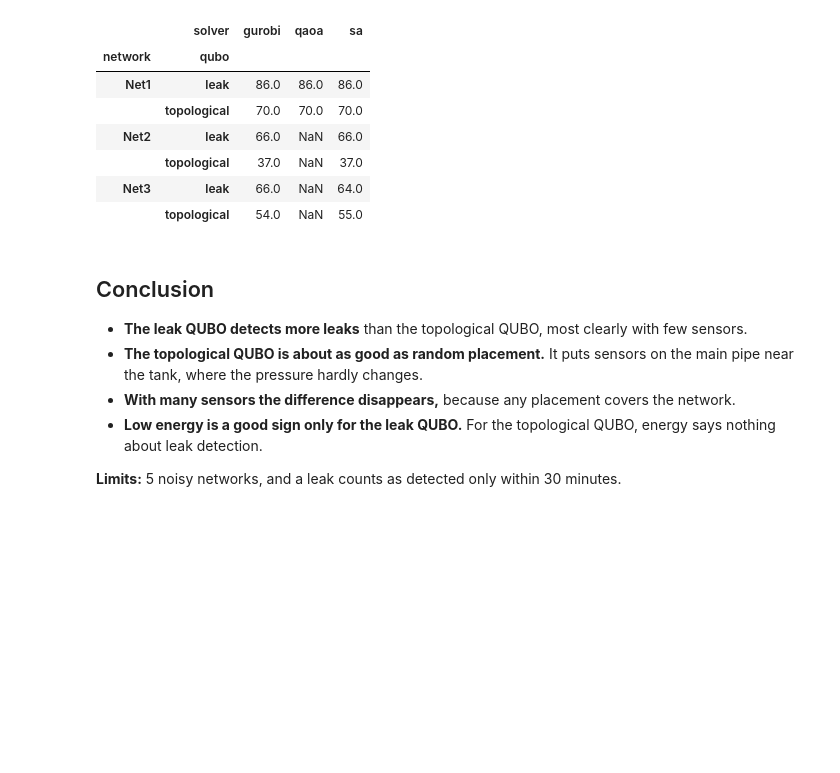
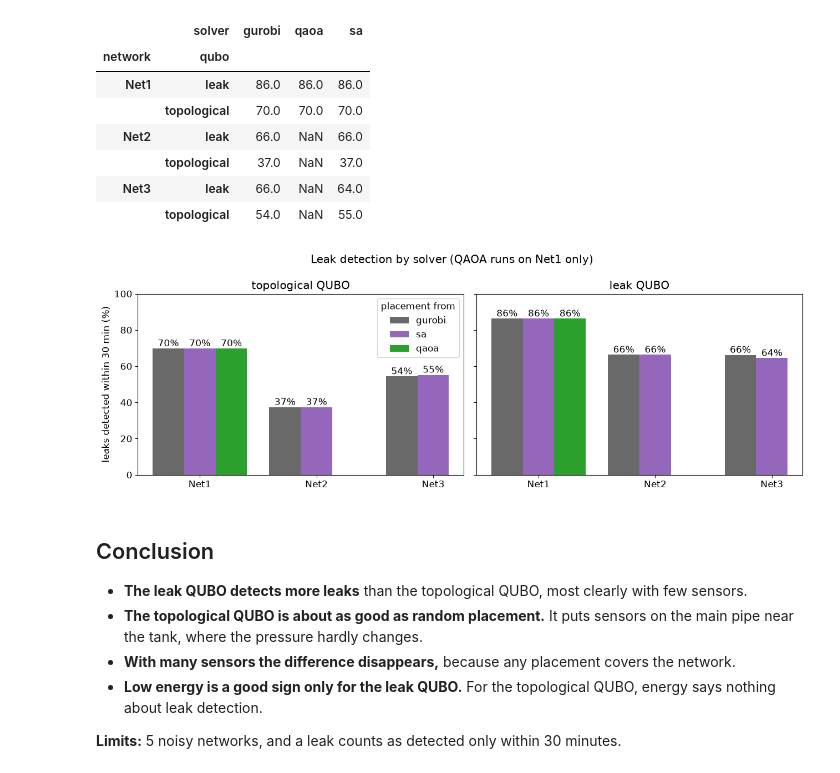
Before and after one commit to hamda-alh/wdn-sensor-qubo, a Jupyter notebook: notebooks/leak_detection.ipynb, the cells around one changed output. Saved outputs shown, nothing was run; the diff lists cells and outputs as text; code cells hidden in the pictures; blank space fills up the shorter version.

Commit message:
updated QAOA analysis

```diff
--- a/notebooks/leak_detection.ipynb
+++ b/notebooks/leak_detection.ipynb
@@ -249,6 +249,28 @@ by_solver.groupby(["network", "qubo", "solver"])["detection"].mean().unstack().r
 |  | topological | 37.0 | NaN | 37.0 |
 | Net3 | leak | 66.0 | NaN | 64.0 |
 |  | topological | 54.0 | NaN | 55.0 |
+# %%
+average = by_solver.groupby(["qubo", "network", "solver"])["detection"].mean()
+solver_colors = {"gurobi": "dimgray", "sa": "tab:purple", "qaoa": "tab:green"}
+
+fig, axes = plt.subplots(1, 2, figsize=(13, 4.5), sharey=True)
+x = np.arange(len(networks))
+for ax, qubo in zip(axes, ["topological", "leak"]):
+    for i, solver in enumerate(["gurobi", "sa", "qaoa"]):
+        values = [average.get((qubo, network, solver), np.nan) for network in networks]
+        bars = ax.bar(x + (i - 1) * 0.27, values, width=0.27, color=solver_colors[solver], label=solver)
+        ax.bar_label(bars, labels=["" if np.isnan(v) else f"{v:.0f}%" for v in values])
+    ax.set_xticks(x)
+    ax.set_xticklabels(networks)
+    ax.set_title(f"{qubo} QUBO")
+    ax.set_ylim(0, 100)
+axes[0].set_ylabel("leaks detected within 30 min (%)")
+axes[0].legend(title="placement from")
+fig.suptitle("Leak detection by solver (QAOA runs on Net1 only)")
+plt.tight_layout()
+plt.savefig("results/figures/detection_by_solver.png", dpi=200)
+# %% [output]
+[figure, added]
 # %% [markdown]
 ## Conclusion
 
```
Also changed, not shown: 3 other files.
